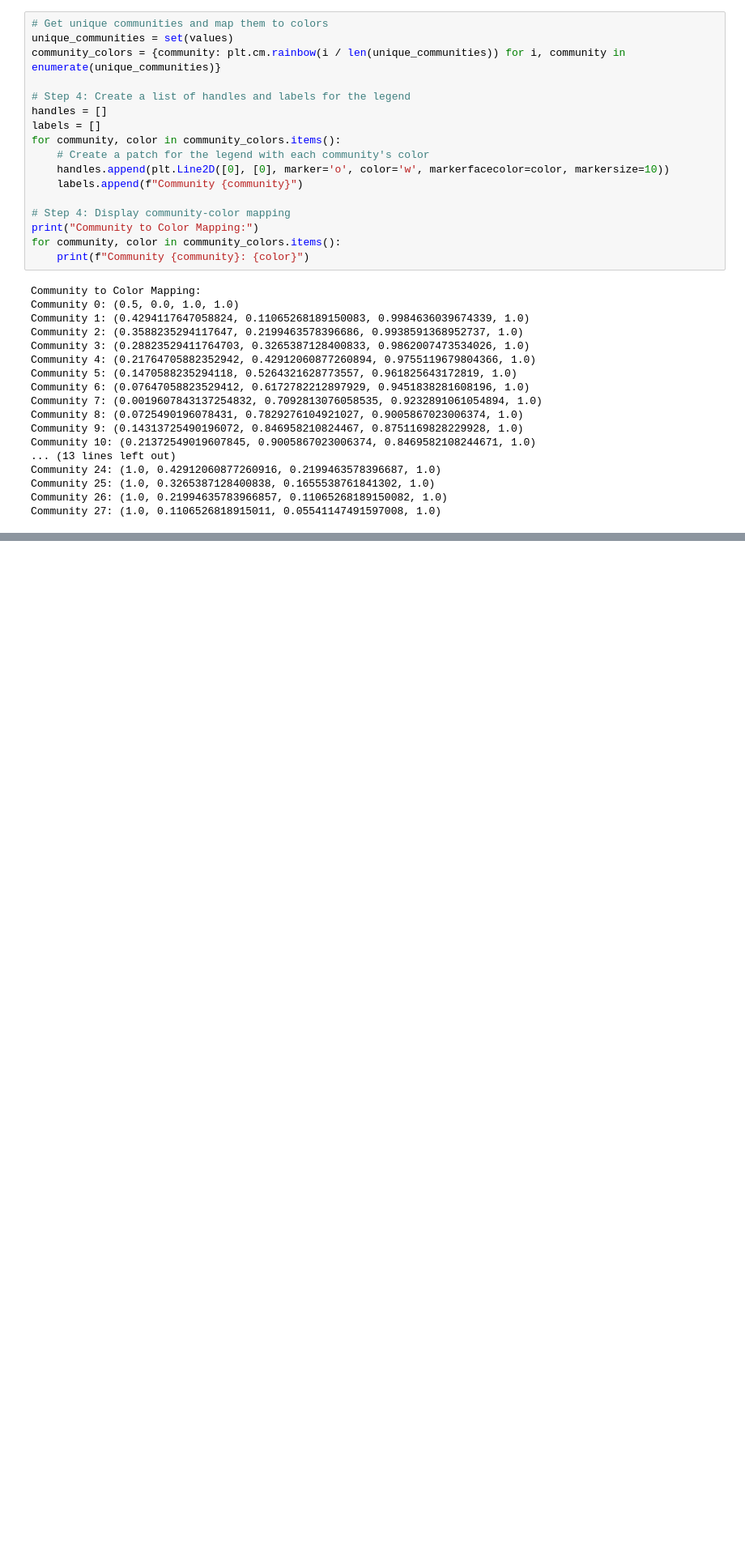
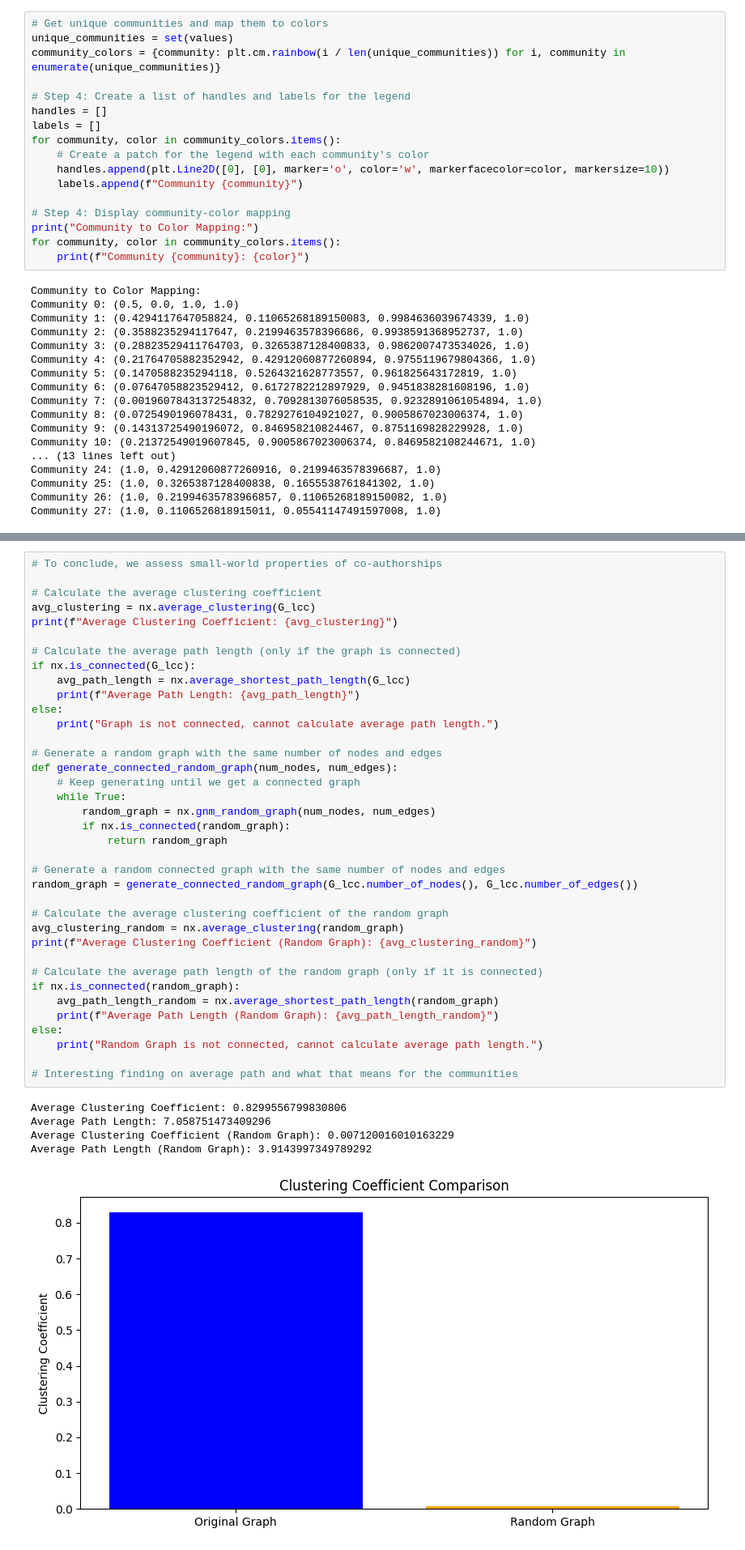
Before and after one commit to ferrariniluca78/dx_in_shipping, a Jupyter notebook: SlrDxInShipping_CoAuthorsAnalysis.ipynb, the cells around one changed output, grey strips where cells are left out. Shown at 81% size. Cells and saved outputs as stored; diff of their text form; blank space fills up the shorter version.

```diff
--- a/SlrDxInShipping_CoAuthorsAnalysis.ipynb
+++ b/SlrDxInShipping_CoAuthorsAnalysis.ipynb
@@ -394,0 +478,43 @@ Top 5 nodes by PageRank:
+# %%
+# To conclude, we assess small-world properties of co-authorships
+
+# Calculate the average clustering coefficient
+avg_clustering = nx.average_clustering(G_lcc)
+print(f"Average Clustering Coefficient: {avg_clustering}")
+
+# Calculate the average path length (only if the graph is connected)
+if nx.is_connected(G_lcc):
+    avg_path_length = nx.average_shortest_path_length(G_lcc)
+    print(f"Average Path Length: {avg_path_length}")
+else:
+    print("Graph is not connected, cannot calculate average path length.")
+
+# Generate a random graph with the same number of nodes and edges
+def generate_connected_random_graph(num_nodes, num_edges):
+    # Keep generating until we get a connected graph
+    while True:
+        random_graph = nx.gnm_random_graph(num_nodes, num_edges)
+        if nx.is_connected(random_graph):
+            return random_graph
+
+# Generate a random connected graph with the same number of nodes and edges
+random_graph = generate_connected_random_graph(G_lcc.number_of_nodes(), G_lcc.number_of_edges())
+
+# Calculate the average clustering coefficient of the random graph
+avg_clustering_random = nx.average_clustering(random_graph)
+print(f"Average Clustering Coefficient (Random Graph): {avg_clustering_random}")
+
+# Calculate the average path length of the random graph (only if it is connected)
+if nx.is_connected(random_graph):
+    avg_path_length_random = nx.average_shortest_path_length(random_graph)
+    print(f"Average Path Length (Random Graph): {avg_path_length_random}")
+else:
+    print("Random Graph is not connected, cannot calculate average path length.")
+
+# Interesting finding on average path and what that means for the communities
+# %% [output]
+Average Clustering Coefficient: 0.8299556799830806
+Average Path Length: 7.058751473409296
+Average Clustering Coefficient (Random Graph): 0.007120016010163229
+Average Path Length (Random Graph): 3.9143997349789292
+[figure, added]
```
Also changed, not shown: parts of 21 cells of this notebook.
